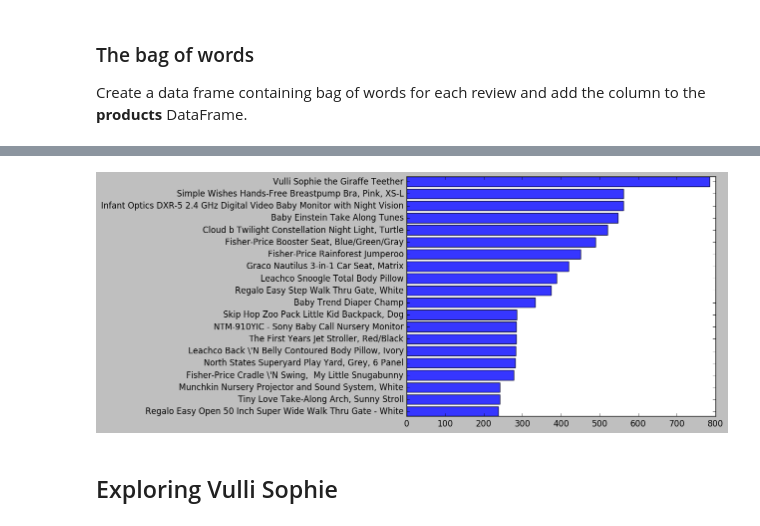
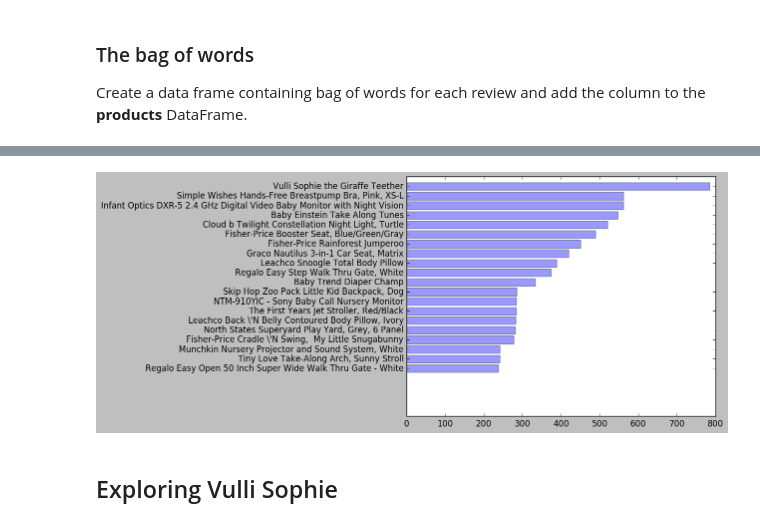
Before and after one commit to ddumet/coursera_machine_learning_foundations, a Jupyter notebook: analysing_sentiment.ipynb, the cells around one changed output, grey strips where cells are left out. Saved outputs shown, nothing was run; the diff lists cells and outputs as text; code cells hidden in the pictures.

```diff
--- a/analysing_sentiment.ipynb
+++ b/analysing_sentiment.ipynb
@@ -91,3 +92,4 @@ data = products[["name","review"]]
 # %%
+data = products.loc[:,["name","review"]]
 data = data.groupby("name").count().sort_values("review")
 data = data.iloc[len(data)-20:len(data)]
@@ -97,12 +97,12 @@ data = data.iloc[len(data)-20:len(data)]
 barh_bottom = np.arange(len(data))
 barh_width = data["review"]
 # %%
-#plt.rcdefaults()
+plt.rcdefaults()
 plt.barh(barh_bottom, barh_width, height = 0.8, align='center', alpha=0.4)
 plt.yticks(barh_bottom, data.index);
 plt.show()
 # %% [output]
-[figure, old version]
+[figure, new version]
 # %% [markdown]
 ## Exploring Vulli Sophie
 # %%
```
Also changed, not shown: parts of 9 cells of this notebook.
